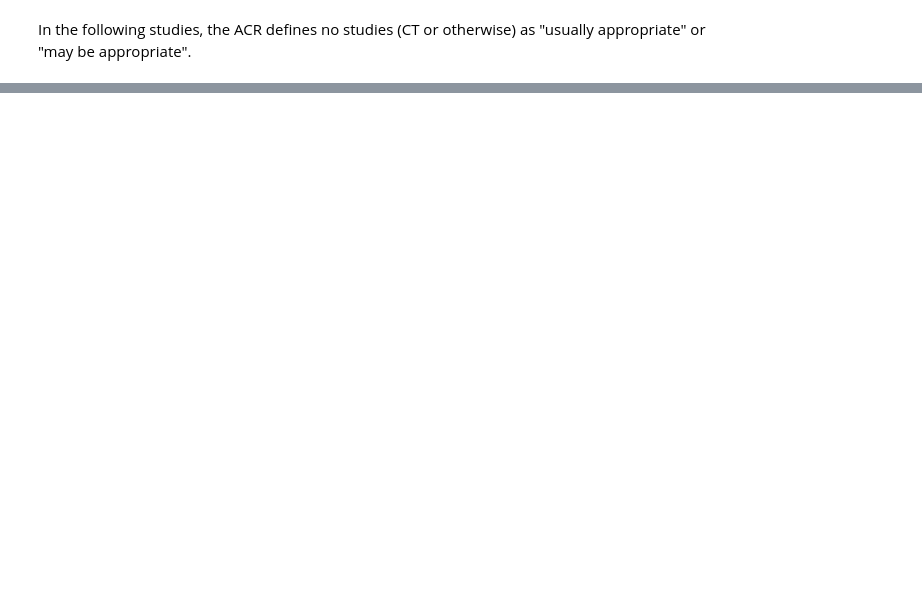
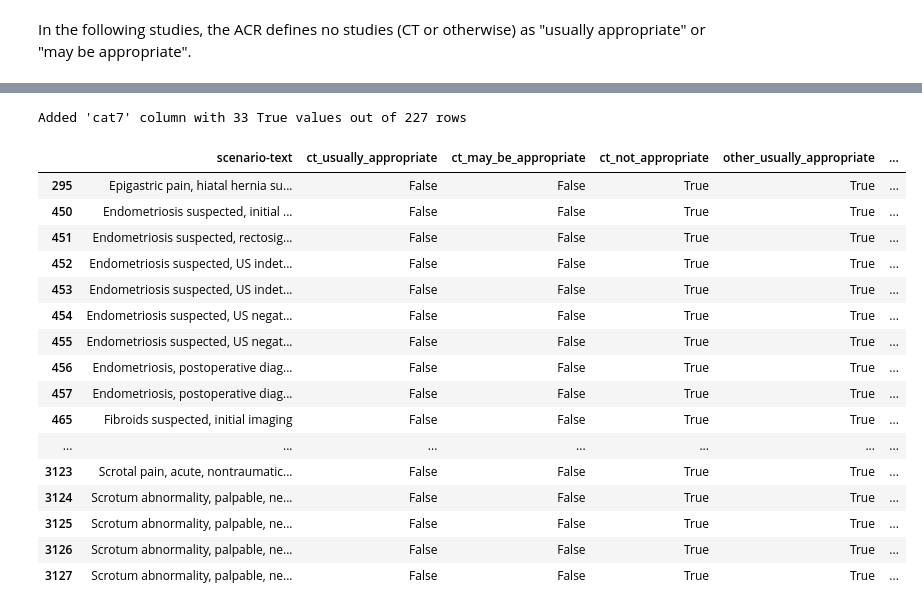
Before and after one commit to bsalexander/acr_analysis, a Jupyter notebook: analyze_categories.ipynb, the cells around one changed output, grey strips where cells are left out. Saved outputs shown, nothing was run; the diff lists cells and outputs as text; code cells hidden in the pictures; blank space fills up the shorter version.

Commit message:
Counts based on original table 1 categories

```diff
--- a/analyze_categories.ipynb
+++ b/analyze_categories.ipynb
@@ -504,0 +566,9 @@ Name: scenario-text, dtype: object
+# %%
+# Add cat3 column: True if ct_may_be_appropriate is True and the other three are False
+filtered_df['cat3'] = (filtered_df['ct_may_be_appropriate'] == True) & \
+                      (filtered_df['ct_usually_appropriate'] == False) & \
+                      (filtered_df['other_usually_appropriate'] == False) & \
+                      (filtered_df['other_may_be_appropriate'] == False)
+
+print(f"Added 'cat3' column with {filtered_df['cat3'].sum()} True values out of {len(filtered_df)} rows")
+filtered_df[filtered_df['cat3']][['scenario-text', 'ct_usually_appropriate', 'ct_may_be_appropriate', 'other_usually_appropriate', 'other_may_be_appropriate', 'cat3']]
@@ -504,0 +578,7 @@ Name: scenario-text, dtype: object
+# %%
+# Add cat4 column: True if ct_usually_appropriate is True and other_usually_appropriate is True
+filtered_df['cat4'] = (filtered_df['ct_usually_appropriate'] == True) & \
+                      (filtered_df['other_usually_appropriate'] == True)
+
+print(f"Added 'cat4' column with {filtered_df['cat4'].sum()} True values out of {len(filtered_df)} rows")
+filtered_df[filtered_df['cat4']][['scenario-text', 'ct_usually_appropriate', 'other_usually_appropriate', 'cat4']]
@@ -504,0 +604,9 @@ Name: scenario-text, dtype: object
+# %%
+# Add cat5 column: True if ct_may_be_appropriate is True, other_may_be_appropriate is True, and the usually_appropriate columns are False
+filtered_df['cat5'] = (filtered_df['ct_may_be_appropriate'] == True) & \
+                      (filtered_df['other_may_be_appropriate'] == True) & \
+                      (filtered_df['ct_usually_appropriate'] == False) & \
+                      (filtered_df['other_usually_appropriate'] == False)
+
+print(f"Added 'cat5' column with {filtered_df['cat5'].sum()} True values out of {len(filtered_df)} rows")
+filtered_df[filtered_df['cat5']][['scenario-text', 'ct_usually_appropriate', 'ct_may_be_appropriate', 'other_usually_appropriate', 'other_may_be_appropriate', 'cat5']]
@@ -504,0 +617,8 @@ Name: scenario-text, dtype: object
+# %%
+# Add cat6 column: True if other_usually_appropriate is True, ct_usually_appropriate is False, and ct_may_be_appropriate is True
+filtered_df['cat6'] = (filtered_df['other_usually_appropriate'] == True) & \
+                      (filtered_df['ct_usually_appropriate'] == False) & \
+                      (filtered_df['ct_may_be_appropriate'] == True)
+
+print(f"Added 'cat6' column with {filtered_df['cat6'].sum()} True values out of {len(filtered_df)} rows")
+filtered_df[filtered_df['cat6']][['scenario-text', 'ct_usually_appropriate', 'ct_may_be_appropriate', 'other_usually_appropriate', 'cat6']]
@@ -504,0 +644,28 @@ Name: scenario-text, dtype: object
+# %%
+# Add cat7 column: True if ct_not_appropriate is True, both ct columns are False, and either other column is True
+filtered_df['cat7'] = (filtered_df['ct_usually_appropriate'] == False) & \
+                      (filtered_df['ct_may_be_appropriate'] == False) & \
+                      (filtered_df['ct_not_appropriate'] == True) & \
+                      ((filtered_df['other_usually_appropriate'] == True) | (filtered_df['other_may_be_appropriate'] == True))
+
+print(f"Added 'cat7' column with {filtered_df['cat7'].sum()} True values out of {len(filtered_df)} rows")
+filtered_df[filtered_df['cat7']][['scenario-text', 'ct_usually_appropriate', 'ct_may_be_appropriate', 'ct_not_appropriate', 'other_usually_appropriate', 'other_may_be_appropriate', 'cat7']]
+# %% [output]
+Added 'cat7' column with 33 True values out of 227 rows
+|  | scenario-text | ct_usually_appropriate | ct_may_be_appropriate | ct_not_appropriate | other_usually_appropriate | ... |
+| 295 | Epigastric pain, hiatal hernia su... | False | False | True | True | ... |
+| 450 | Endometriosis suspected, initial ... | False | False | True | True | ... |
+| 451 | Endometriosis suspected, rectosig... | False | False | True | True | ... |
+| 452 | Endometriosis suspected, US indet... | False | False | True | True | ... |
+| 453 | Endometriosis suspected, US indet... | False | False | True | True | ... |
+| 454 | Endometriosis suspected, US negat... | False | False | True | True | ... |
+| 455 | Endometriosis suspected, US negat... | False | False | True | True | ... |
+| 456 | Endometriosis, postoperative diag... | False | False | True | True | ... |
+| 457 | Endometriosis, postoperative diag... | False | False | True | True | ... |
+| 465 | Fibroids suspected, initial imaging | False | False | True | True | ... |
+| ... | ... | ... | ... | ... | ... | ... |
+| 3123 | Scrotal pain, acute, nontraumatic... | False | False | True | True | ... |
+| 3124 | Scrotum abnormality, palpable, ne... | False | False | True | True | ... |
+| 3125 | Scrotum abnormality, palpable, ne... | False | False | True | True | ... |
+| 3126 | Scrotum abnormality, palpable, ne... | False | False | True | True | ... |
+| 3127 | Scrotum abnormality, palpable, ne... | False | False | True | True | ... |
```
Also changed, not shown: parts of 20 cells of this notebook, 1 other file.
